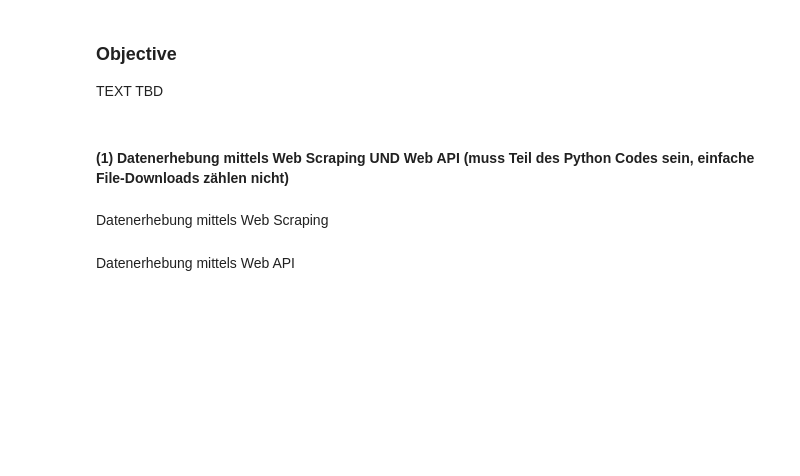
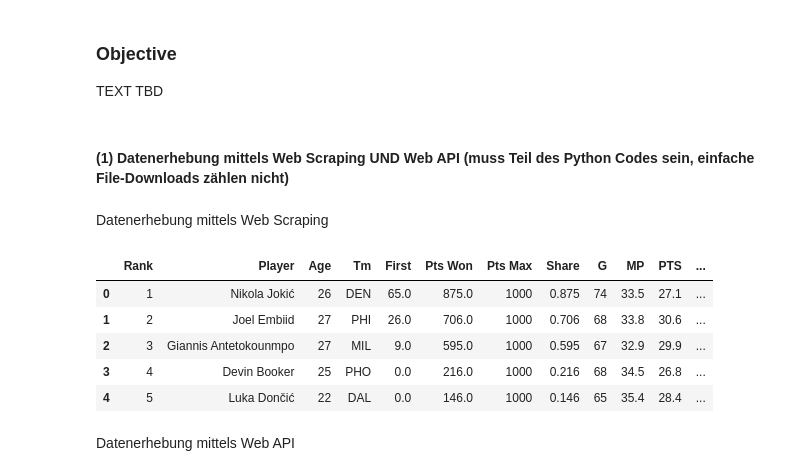
Before and after one commit to mimitridurri/ADS_Group2, a Jupyter notebook: WebScrape/Group2.ipynb, the cells around one changed output. Drawn from its saved outputs; the diff is of its cells as text; code cells hidden in the pictures; blank space fills up the shorter version.

```diff
--- a/WebScrape/Group2.ipynb
+++ b/WebScrape/Group2.ipynb
@@ -53,2 +54,27 @@ for year in years:
+# %%
+"""
+Reads an HTML file containing MVP data for the year 2022 and extracts the relevant information as an example.
+
+Returns:
+    DataFrame: A pandas DataFrame containing the MVP data for the year 2022.
+"""
+
+with open("mvp/2022.html") as f:
+    page = f.read()
+
+soup = BeautifulSoup(page, 'html.parser')
+soup.find('tr', class_="over_header").decompose()
+
+mvp_table = soup.find_all(id="mvp")
+
+mvp_2022 = pd.read_html(str(mvp_table))[0]
+mvp_2022.head()
+# %% [output]
+|  | Rank | Player | Age | Tm | First | Pts Won | Pts Max | Share | G | MP | PTS | ... |
+| 0 | 1 | Nikola Jokić | 26 | DEN | 65.0 | 875.0 | 1000 | 0.875 | 74 | 33.5 | 27.1 | ... |
+| 1 | 2 | Joel Embiid | 27 | PHI | 26.0 | 706.0 | 1000 | 0.706 | 68 | 33.8 | 30.6 | ... |
+| 2 | 3 | Giannis Antetokounmpo | 27 | MIL | 9.0 | 595.0 | 1000 | 0.595 | 67 | 32.9 | 29.9 | ... |
+| 3 | 4 | Devin Booker | 25 | PHO | 0.0 | 216.0 | 1000 | 0.216 | 68 | 34.5 | 26.8 | ... |
+| 4 | 5 | Luka Dončić | 22 | DAL | 0.0 | 146.0 | 1000 | 0.146 | 65 | 35.4 | 28.4 | ... |
 # %% [markdown]
 Datenerhebung mittels Web API
```
Also changed, not shown: parts of 25 cells of this notebook.
